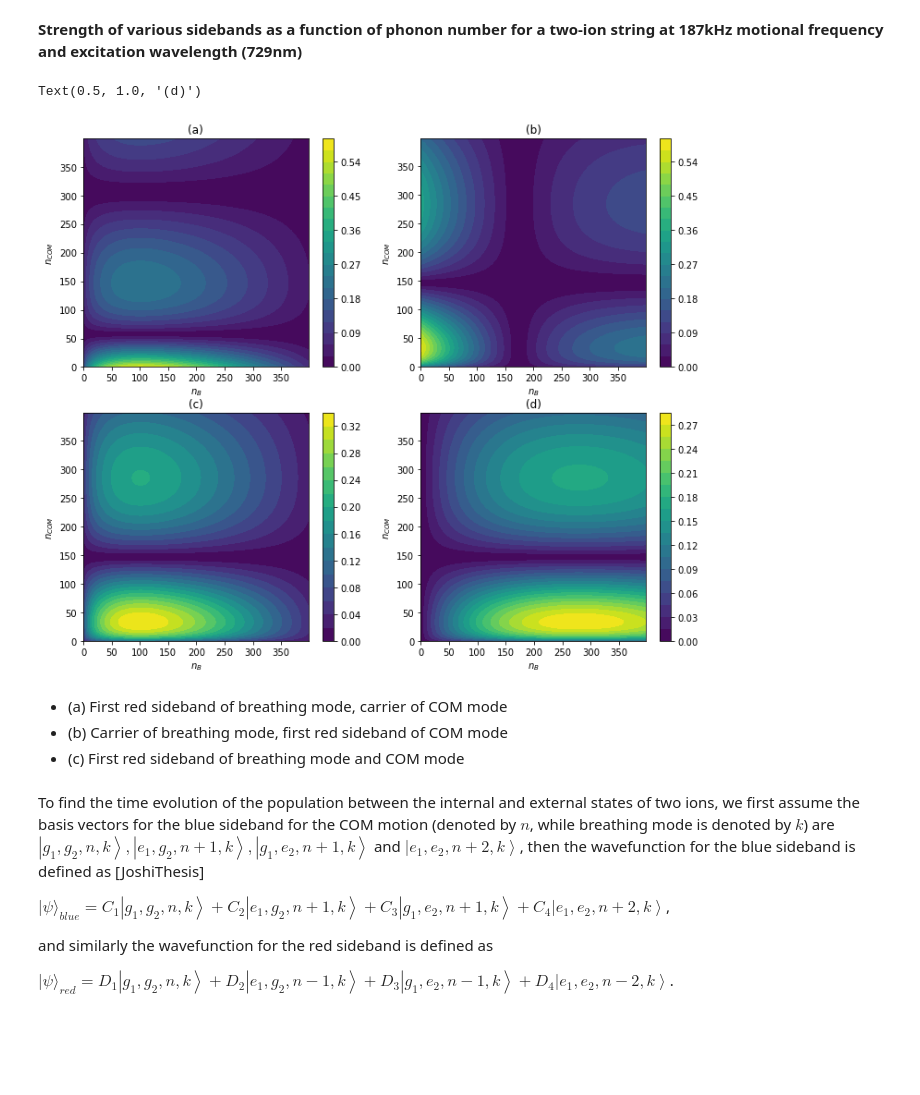
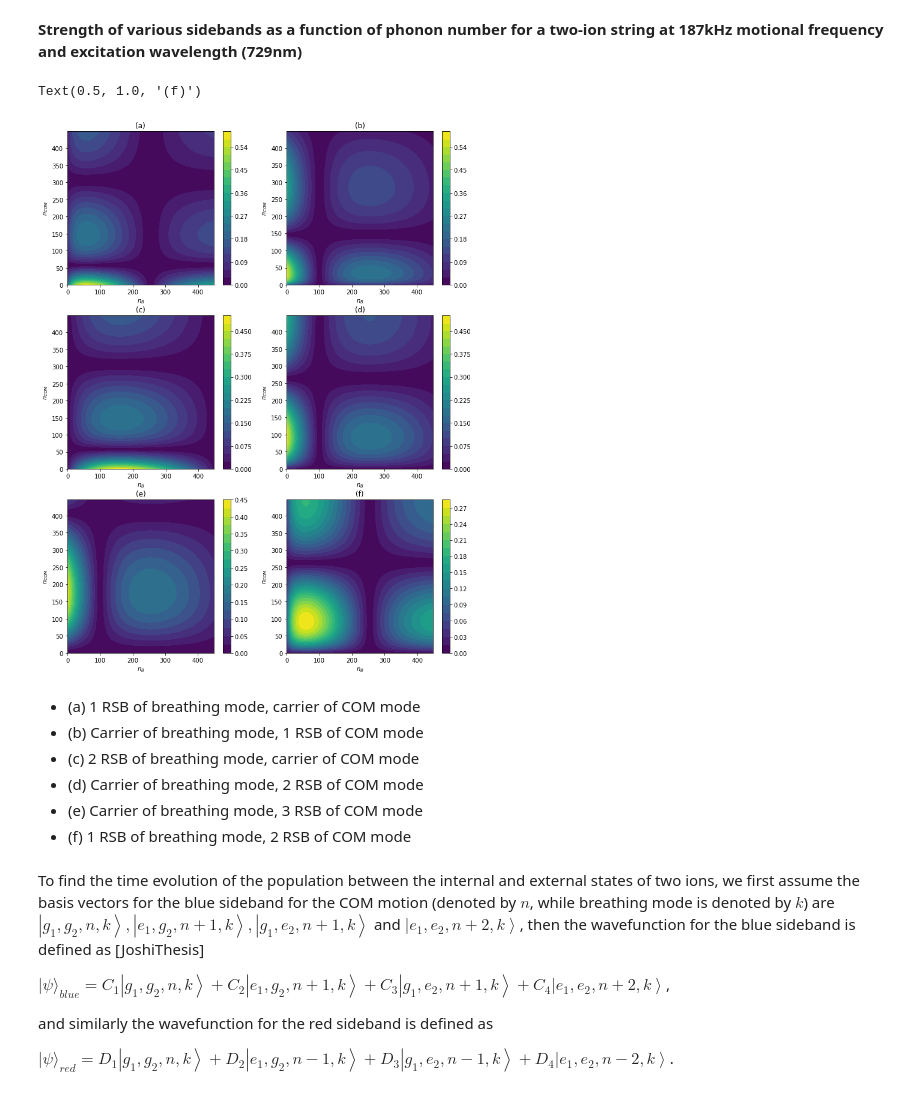
Before and after one commit to xw917/MSci-Project-, a Jupyter notebook: MSci Project - Thompson-1.ipynb, the cells around one changed output. Drawn from its saved outputs; the diff is of its cells as text; code cells hidden in the pictures; blank space fills up the shorter version.

```diff
--- a/MSci Project - Thompson-1.ipynb
+++ b/MSci Project - Thompson-1.ipynb
@@ -651,32 +651,43 @@ where  $\tilde{\Omega}_{n, n^{\prime}}/\Omega_{0}$ and $\tilde{\Omega}_{m, m^{\p
 **Strength of various sidebands as a function of phonon number for a two-ion string at 187kHz motional frequency and excitation wavelength (729nm)**
 # %%
 params = {
-   'figure.figsize': [12, 10]
+   'figure.figsize': [12, 16]
    }
 plt.rcParams.update(params)
 
-plt.subplot(2, 2, 1)
-plot_twoD_rabi_strength(n_com = 400, n_b = 400, band_com = 0, band_b = 1, wavelength = L)
+plt.subplot(3, 2, 1)
+plot_twoD_rabi_strength(n_com = 450, n_b = 450, band_com = 0, band_b = -1, wavelength = L)
 plt.title('(a)')
 
-plt.subplot(2, 2, 2)
-plot_twoD_rabi_strength(n_com = 400, n_b = 400, band_com = 1, band_b = 0, wavelength = L)
+plt.subplot(3, 2, 2)
+plot_twoD_rabi_strength(n_com = 450, n_b = 450, band_com = -1, band_b = 0, wavelength = L)
 plt.title('(b)')
 
-plt.subplot(2, 2, 3)
-plot_twoD_rabi_strength(n_com = 400, n_b = 400, band_com = 1, band_b = 1, wavelength = L)
+plt.subplot(3, 2, 3)
+plot_twoD_rabi_strength(n_com = 450, n_b = 450, band_com = 0, band_b = -2, wavelength = L)
 plt.title('(c)')
 
-plt.subplot(2, 2, 4)
-plot_twoD_rabi_strength(n_com = 400, n_b = 400, band_com = 1, band_b = 2, wavelength = L)
+plt.subplot(3, 2, 4)
+plot_twoD_rabi_strength(n_com = 450, n_b = 450, band_com = -2, band_b = 0, wavelength = L)
 plt.title('(d)')
+
+plt.subplot(3, 2, 5)
+plot_twoD_rabi_strength(n_com = 450, n_b = 450, band_com = -3, band_b = 0, wavelength = L)
+plt.title('(e)')
+
+plt.subplot(3, 2, 6)
+plot_twoD_rabi_strength(n_com = 450, n_b = 450, band_com = -2, band_b = -1, wavelength = L)
+plt.title('(f)')
 # %% [output]
-Text(0.5, 1.0, '(d)')
+Text(0.5, 1.0, '(f)')
-[figure, old version]
+[figure, new version]
 # %% [markdown]
-- (a) First red sideband of breathing mode, carrier of COM mode
-- (b) Carrier of breathing mode, first red sideband of COM mode
-- (c) First red sideband of breathing mode and COM mode
+- (a) 1 RSB of breathing mode, carrier of COM mode
+- (b) Carrier of breathing mode, 1 RSB of COM mode
+- (c) 2 RSB of breathing mode, carrier of COM mode
+- (d) Carrier of breathing mode, 2 RSB of COM mode
+- (e) Carrier of breathing mode, 3 RSB of COM mode
+- (f) 1 RSB of breathing mode, 2 RSB of COM mode
 # %% [markdown]
  To find the time evolution of the population between the internal and external states of two ions, we first assume the basis vectors for the blue sideband for the COM motion (denoted by $n$, while breathing mode is denoted by $k$) are $\left|g_{1}, g_{2}, n, k\right\rangle,\left|e_{1}, g_{2}, n+1, k\right\rangle,\left|g_{1}, e_{2}, n+1, k\right\rangle$ and $\left|e_{1}, e_{2}, n+2, k\right\rangle$, then the wavefunction for the blue sideband is defined as [JoshiThesis]
 
```
Also changed, not shown: parts of 8 cells of this notebook, 4 other files.
